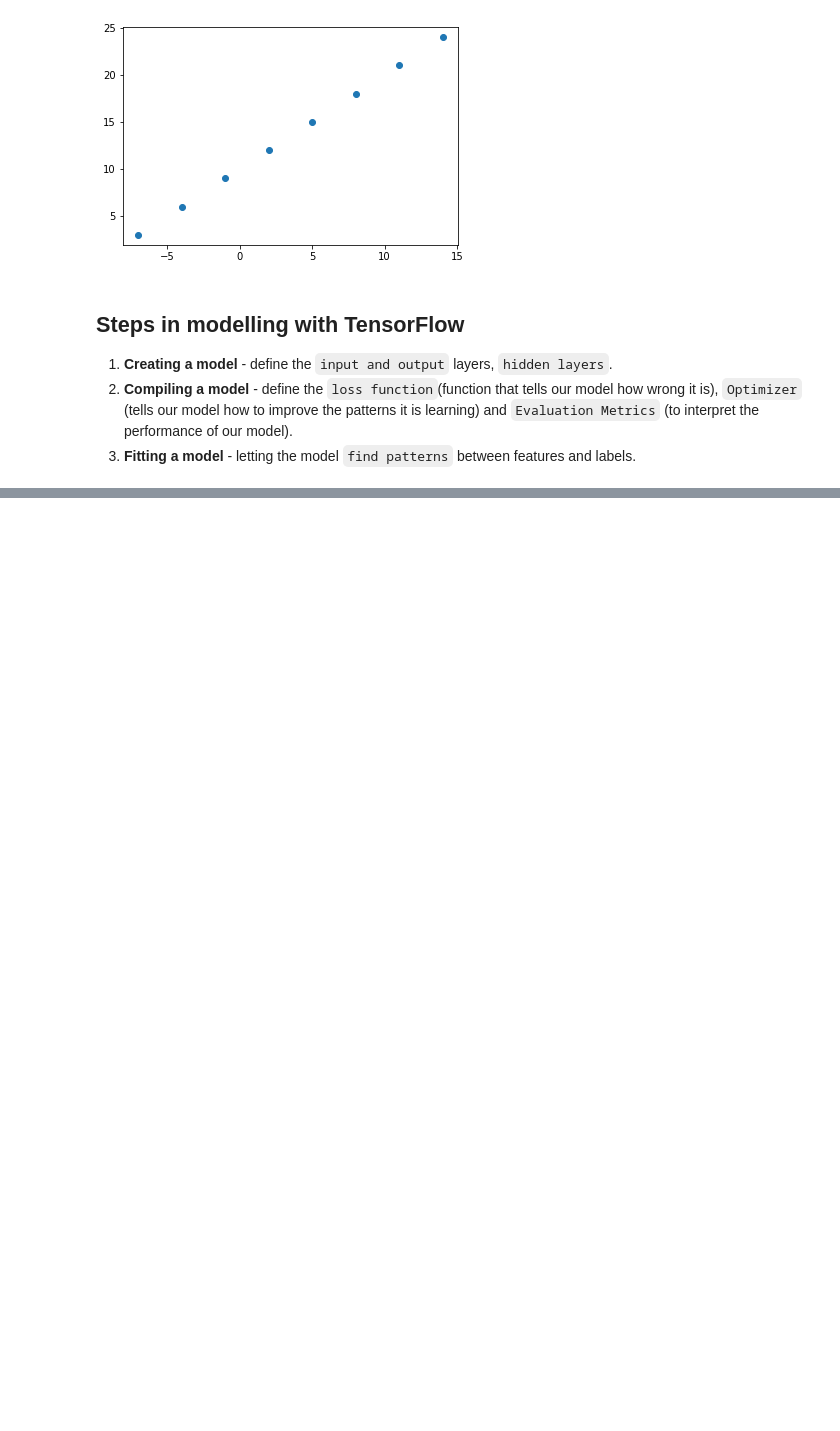
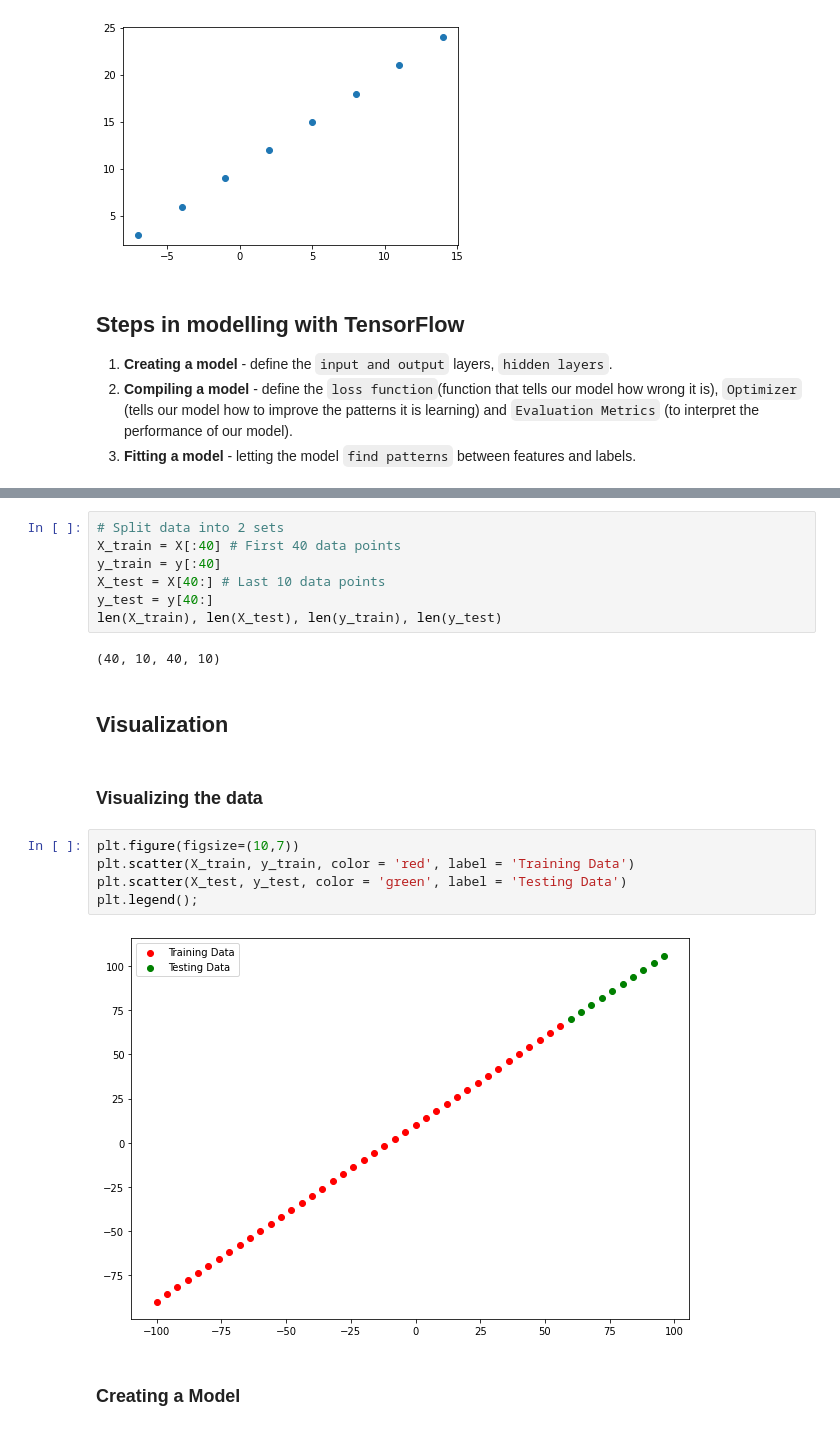
Before and after one commit to Shubhranshu-Malhotra/Tensorflow-Developer-ZTM, a Jupyter notebook: neural_network_regression_with_tensorflow.ipynb, the cells around one changed output, grey strips where cells are left out. Drawn from its saved outputs; the diff is of its cells as text; blank space fills up the shorter version.

```diff
--- a/neural_network_regression_with_tensorflow.ipynb
+++ b/neural_network_regression_with_tensorflow.ipynb
@@ -78,0 +235,22 @@ model.compile(loss = tf.keras.losses.mae,
+# %%
+# Split data into 2 sets
+X_train = X[:40] # First 40 data points
+y_train = y[:40]
+X_test = X[40:] # Last 10 data points
+y_test = y[40:]
+len(X_train), len(X_test), len(y_train), len(y_test)
+# %% [output]
+(40, 10, 40, 10)
+# %% [markdown]
+## Visualization
+# %% [markdown]
+### Visualizing the data
+# %%
+plt.figure(figsize=(10,7))
+plt.scatter(X_train, y_train, color = 'red', label = 'Training Data')
+plt.scatter(X_test, y_test, color = 'green', label = 'Testing Data')
+plt.legend();
+# %% [output]
+[figure, added]
+# %% [markdown]
+### Creating a Model
```
Also changed, not shown: parts of 31 cells of this notebook.
